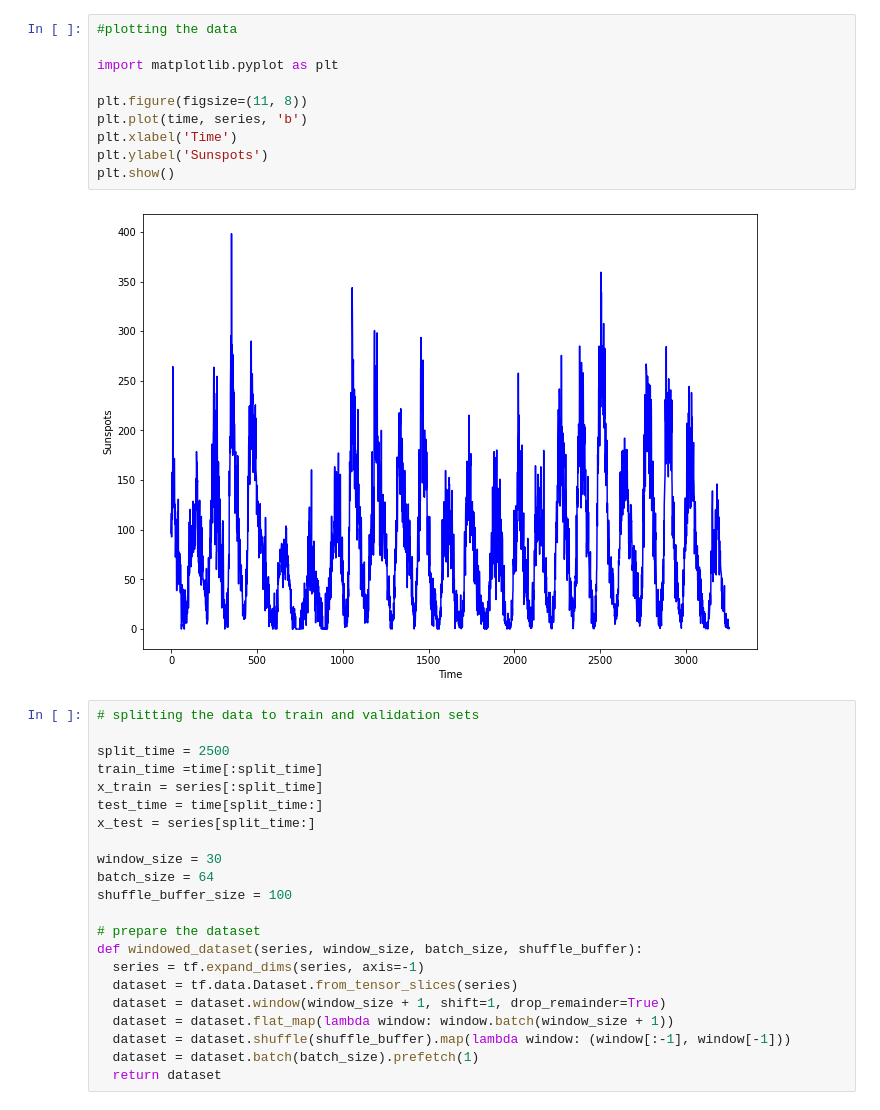
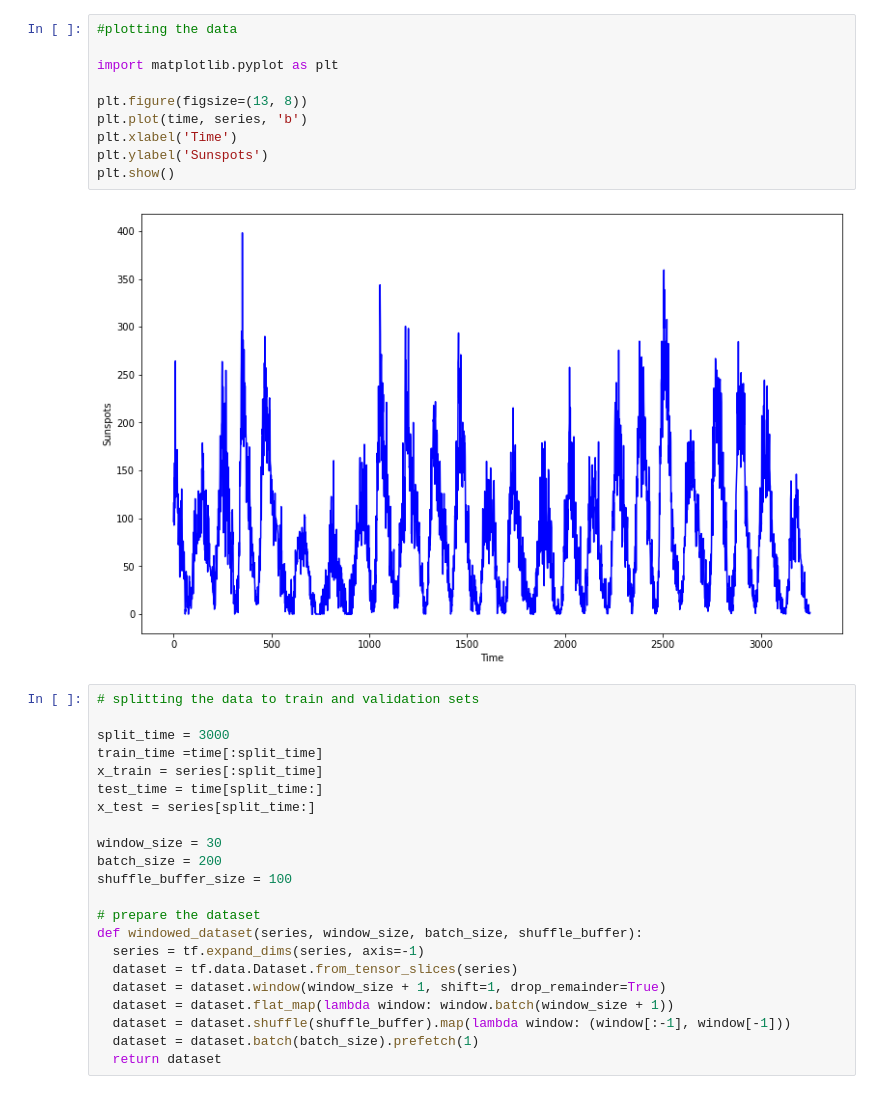
Before and after one commit to hejazn86/Sunspot_prediction, a Jupyter notebook: sunspot_prediction.ipynb, the cells around one changed output. Saved outputs shown, nothing was run; the diff lists cells and outputs as text.

```diff
--- a/sunspot_prediction.ipynb
+++ b/sunspot_prediction.ipynb
@@ -30,26 +40,26 @@ print(series)
 # %%
 #plotting the data
 
 import matplotlib.pyplot as plt
 
-plt.figure(figsize=(11, 8))
+plt.figure(figsize=(13, 8))
 plt.plot(time, series, 'b')
 plt.xlabel('Time')
 plt.ylabel('Sunspots')
 plt.show()
 # %% [output]
-[figure, old version]
+[figure, new version]
 # %%
 # splitting the data to train and validation sets
 
-split_time = 2500
+split_time = 3000
 train_time =time[:split_time]
 x_train = series[:split_time]
 test_time = time[split_time:]
 x_test = series[split_time:]
 
 window_size = 30
-batch_size = 64
+batch_size = 200
 shuffle_buffer_size = 100
 
 # prepare the dataset
```
Also changed, not shown: parts of 4 cells of this notebook.
